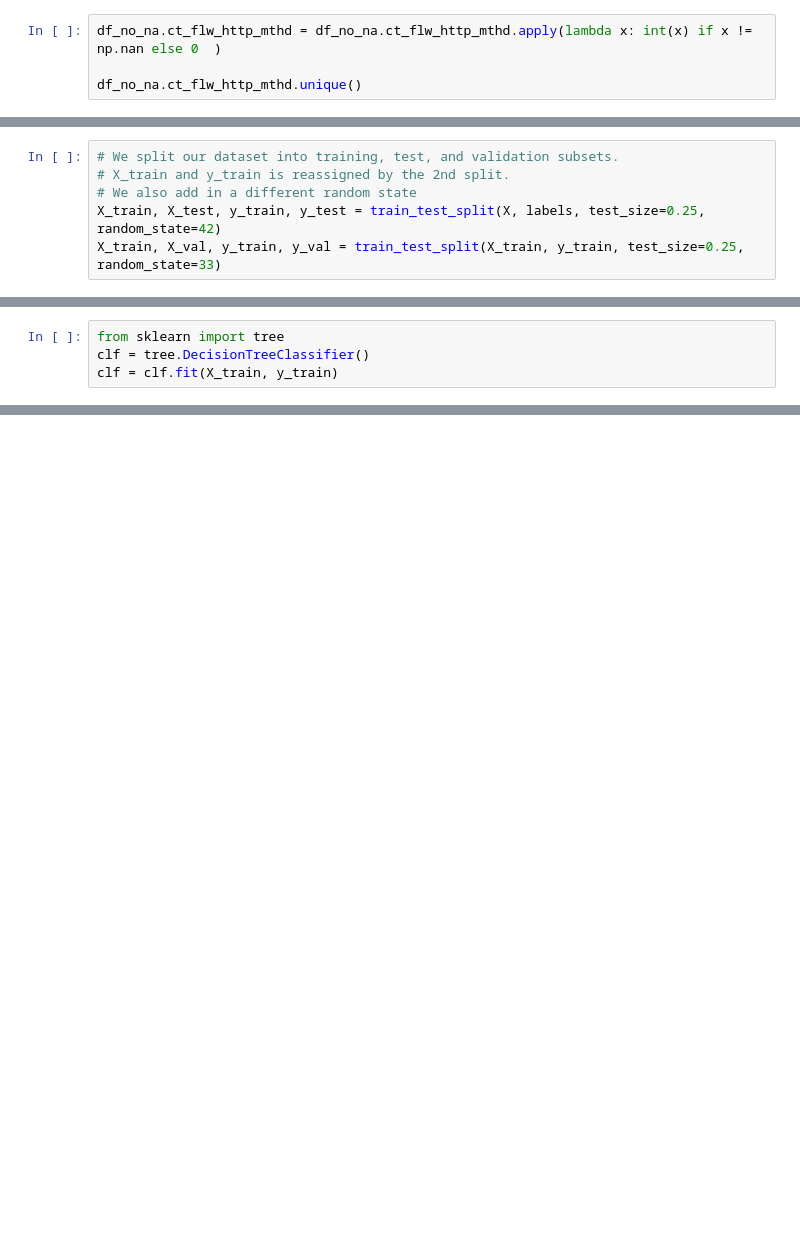
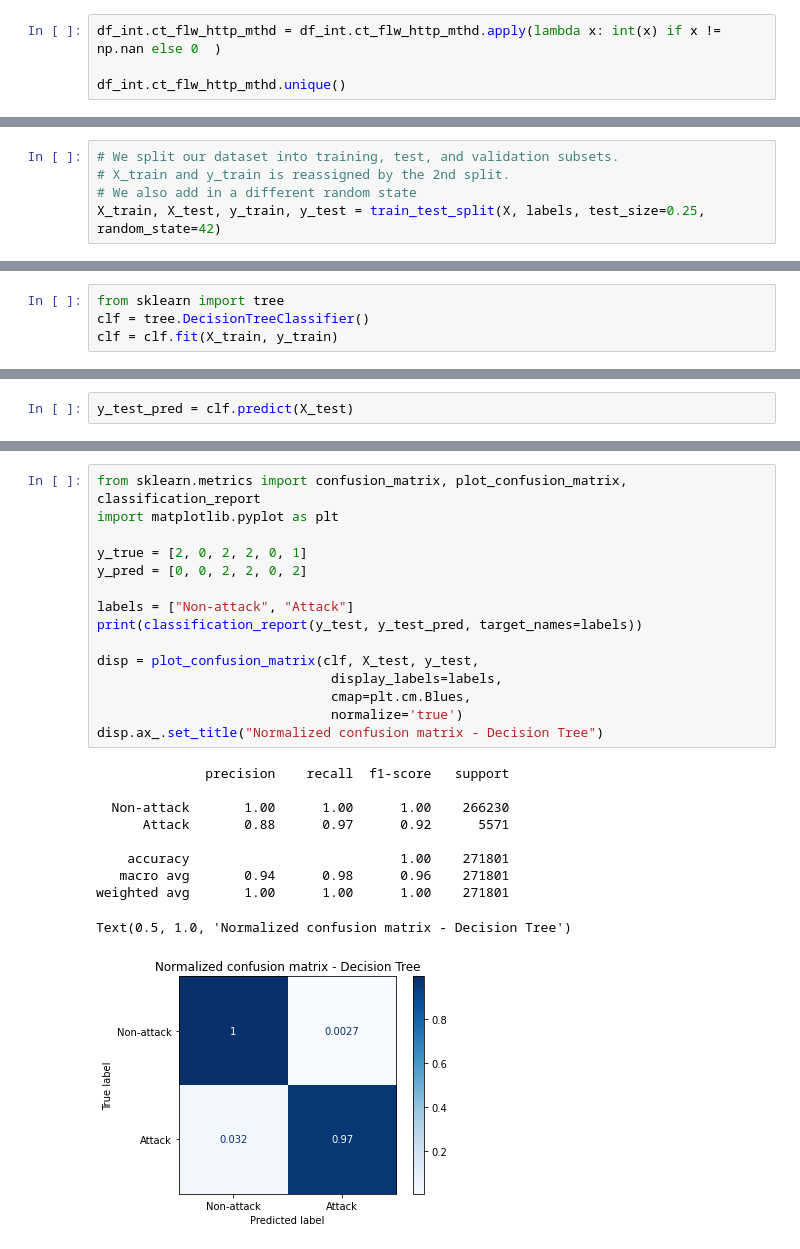
Before and after one commit to Ziinc/nb-15-demo, a Jupyter notebook: analysis.ipynb, the cells around one changed output, grey strips where cells are left out. Saved outputs shown, nothing was run; the diff lists cells and outputs as text; blank space fills up the shorter version.

Commit message:
added matrix, metrics

```diff
--- a/analysis.ipynb
+++ b/analysis.ipynb
@@ -189,7 +208,7 @@ df_int.ct_flw_http_mthd.unique()
 # %% [output]
 array([ 0.,  1.,  2.,  4., 14.,  8.,  6., 12., 10.,  3.,  5., 36.,  9.])
 # %%
-df_no_na.ct_flw_http_mthd = df_no_na.ct_flw_http_mthd.apply(lambda x: int(x) if x != np.nan else 0  )
+df_int.ct_flw_http_mthd = df_int.ct_flw_http_mthd.apply(lambda x: int(x) if x != np.nan else 0  )
 
-df_no_na.ct_flw_http_mthd.unique()
+df_int.ct_flw_http_mthd.unique()
 # %% [output]
@@ -226,4 +240,3 @@ As such, we shall make use of the boolean labelling provided in the dataset.
 # X_train and y_train is reassigned by the 2nd split.
 # We also add in a different random state
 X_train, X_test, y_train, y_test = train_test_split(X, labels, test_size=0.25, random_state=42)
-X_train, X_val, y_train, y_val = train_test_split(X_train, y_train, test_size=0.25, random_state=33)
@@ -257,0 +256,2 @@ tree.plot_tree(clf)
+# %%
+y_test_pred = clf.predict(X_test)
@@ -257,0 +263,26 @@ tree.plot_tree(clf)
+# %%
+from sklearn.metrics import confusion_matrix, plot_confusion_matrix, classification_report
+import matplotlib.pyplot as plt
+
+y_true = [2, 0, 2, 2, 0, 1]
+y_pred = [0, 0, 2, 2, 0, 2]
+
+labels = ["Non-attack", "Attack"]
+print(classification_report(y_test, y_test_pred, target_names=labels))
+
+disp = plot_confusion_matrix(clf, X_test, y_test,
+                              display_labels=labels,
+                              cmap=plt.cm.Blues,
+                              normalize='true')
+disp.ax_.set_title("Normalized confusion matrix - Decision Tree")
+# %% [output]
+              precision    recall  f1-score   support
+
+  Non-attack       1.00      1.00      1.00    266230
+      Attack       0.88      0.97      0.92      5571
+
+    accuracy                           1.00    271801
+   macro avg       0.94      0.98      0.96    271801
+weighted avg       1.00      1.00      1.00    271801
+Text(0.5, 1.0, 'Normalized confusion matrix - Decision Tree')
+[figure, added]
```
Also changed, not shown: parts of 9 cells of this notebook.
